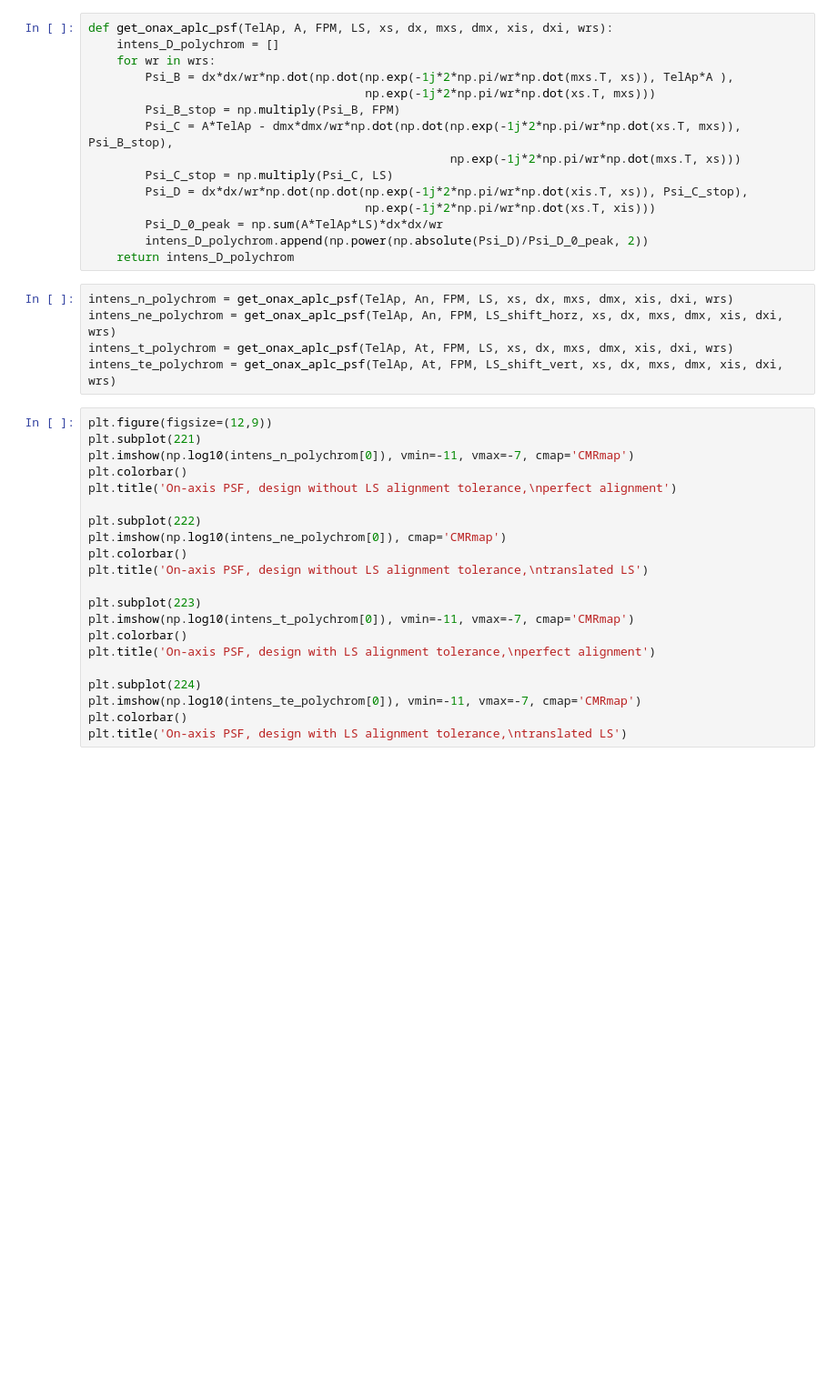
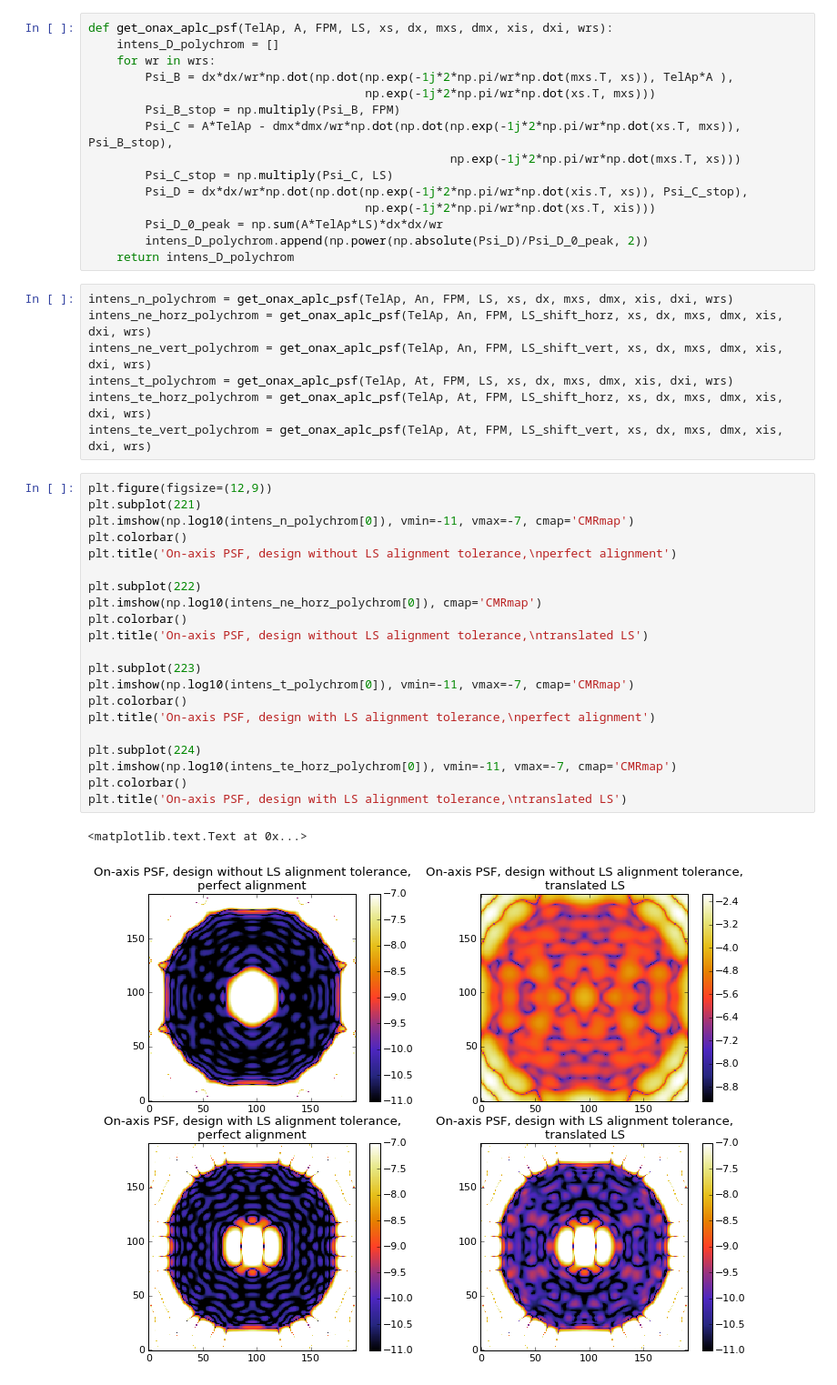
Before and after one commit to neilzim/SCDA, a Jupyter notebook: aplc_Lyot_aligntol_demo.ipynb, the cells around one changed output. Shown at 91% size. Saved outputs shown, nothing was run; the diff lists cells and outputs as text; blank space fills up the shorter version.

```diff
--- a/aplc_Lyot_aligntol_demo.ipynb
+++ b/aplc_Lyot_aligntol_demo.ipynb
@@ -377,30 +406,35 @@ def get_onax_aplc_psf(TelAp, A, FPM, LS, xs, dx, mxs, dmx, xis, dxi, wrs):
     return intens_D_polychrom
 # %%
 intens_n_polychrom = get_onax_aplc_psf(TelAp, An, FPM, LS, xs, dx, mxs, dmx, xis, dxi, wrs)
-intens_ne_polychrom = get_onax_aplc_psf(TelAp, An, FPM, LS_shift_horz, xs, dx, mxs, dmx, xis, dxi, wrs)
+intens_ne_horz_polychrom = get_onax_aplc_psf(TelAp, An, FPM, LS_shift_horz, xs, dx, mxs, dmx, xis, dxi, wrs)
+intens_ne_vert_polychrom = get_onax_aplc_psf(TelAp, An, FPM, LS_shift_vert, xs, dx, mxs, dmx, xis, dxi, wrs)
 intens_t_polychrom = get_onax_aplc_psf(TelAp, At, FPM, LS, xs, dx, mxs, dmx, xis, dxi, wrs)
-intens_te_polychrom = get_onax_aplc_psf(TelAp, At, FPM, LS_shift_vert, xs, dx, mxs, dmx, xis, dxi, wrs)
+intens_te_horz_polychrom = get_onax_aplc_psf(TelAp, At, FPM, LS_shift_horz, xs, dx, mxs, dmx, xis, dxi, wrs)
+intens_te_vert_polychrom = get_onax_aplc_psf(TelAp, At, FPM, LS_shift_vert, xs, dx, mxs, dmx, xis, dxi, wrs)
 # %%
 plt.figure(figsize=(12,9))
 plt.subplot(221)
 plt.imshow(np.log10(intens_n_polychrom[0]), vmin=-11, vmax=-7, cmap='CMRmap')
 plt.colorbar()
 plt.title('On-axis PSF, design without LS alignment tolerance,\nperfect alignment')
 
 plt.subplot(222)
-plt.imshow(np.log10(intens_ne_polychrom[0]), cmap='CMRmap')
+plt.imshow(np.log10(intens_ne_horz_polychrom[0]), cmap='CMRmap')
 plt.colorbar()
 plt.title('On-axis PSF, design without LS alignment tolerance,\ntranslated LS')
 
 plt.subplot(223)
 plt.imshow(np.log10(intens_t_polychrom[0]), vmin=-11, vmax=-7, cmap='CMRmap')
 plt.colorbar()
 plt.title('On-axis PSF, design with LS alignment tolerance,\nperfect alignment')
 
 plt.subplot(224)
-plt.imshow(np.log10(intens_te_polychrom[0]), vmin=-11, vmax=-7, cmap='CMRmap')
+plt.imshow(np.log10(intens_te_horz_polychrom[0]), vmin=-11, vmax=-7, cmap='CMRmap')
 plt.colorbar()
 plt.title('On-axis PSF, design with LS alignment tolerance,\ntranslated LS')
+# %% [output]
+<matplotlib.text.Text at 0x...>
+[figure, added]
 # %%
 Nlam = 1
 intens_polychrom_n, seps, radial_intens_polychrom_n = hexap_qpaplc_mono_bwtelap.get_onax_psf(Nlam=Nlam)
```
Also changed, not shown: parts of 16 cells of this notebook.
